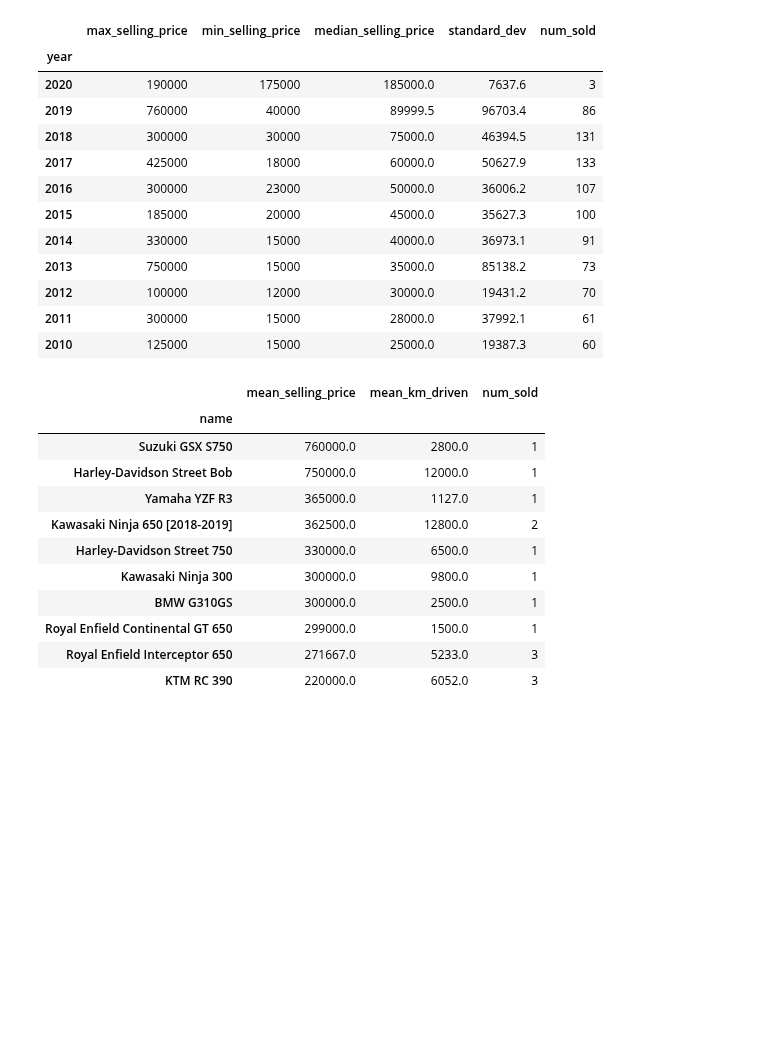
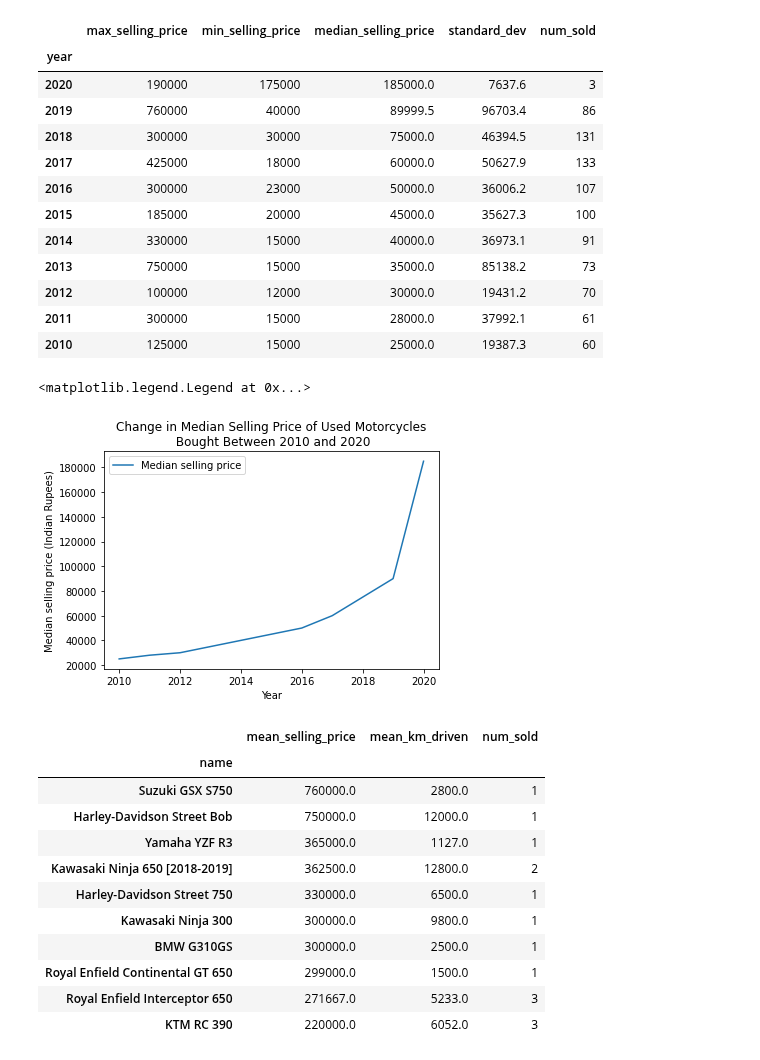
Before and after one commit to scimaksim/ST_590_Project1, a Jupyter notebook: Group_B_Project_1.ipynb, the cells around one changed output. Cells and saved outputs as stored; diff of their text form; code cells hidden in the pictures; blank space fills up the shorter version.

Commit message:
Added a line plot

```diff
--- a/Group_B_Project_1.ipynb
+++ b/Group_B_Project_1.ipynb
@@ -87,7 +94,8 @@ num_sold = bike_data[["year", "name"]].groupby("year").count().sort_values(by="y
 annual_num_summaries["num_sold"] = num_sold["name"]
 
 # Display numeric summaries for the last 10 years while rounding standard deviation
-annual_num_summaries.sort_values(by="year", ascending=False).head(11).round(1)
+annual_summaries = annual_num_summaries.sort_values(by="year", ascending=False).head(11).round(1)
+annual_summaries
 # %% [output]
 |  | max_selling_price | min_selling_price | median_selling_price | standard_dev | num_sold |
 | year |  |  |  |  |  |
@@ -102,6 +110,15 @@ annual_num_summaries.sort_values(by="year", ascending=False).head(11).round(1)
 | 2012 | 100000 | 12000 | 30000.0 | 19431.2 | 70 |
 | 2011 | 300000 | 15000 | 28000.0 | 37992.1 | 61 |
 | 2010 | 125000 | 15000 | 25000.0 | 19387.3 | 60 |
+# %%
+annual_summaries.plot.line(y="median_selling_price")
+plt.title("Change in Median Selling Price of Used Motorcycles\n Bought Between 2010 and 2020")
+plt.ylabel("Median selling price (Indian Rupees)")
+plt.xlabel("Year")
+plt.legend(["Median selling price"])
+# %% [output]
+<matplotlib.legend.Legend at 0x...>
+[figure, added]
 # %%
 # Create average price and km summaries for motorcycles
 highest_lowest_selling = bike_data \
```
Also changed, not shown: parts of 3 cells of this notebook.
